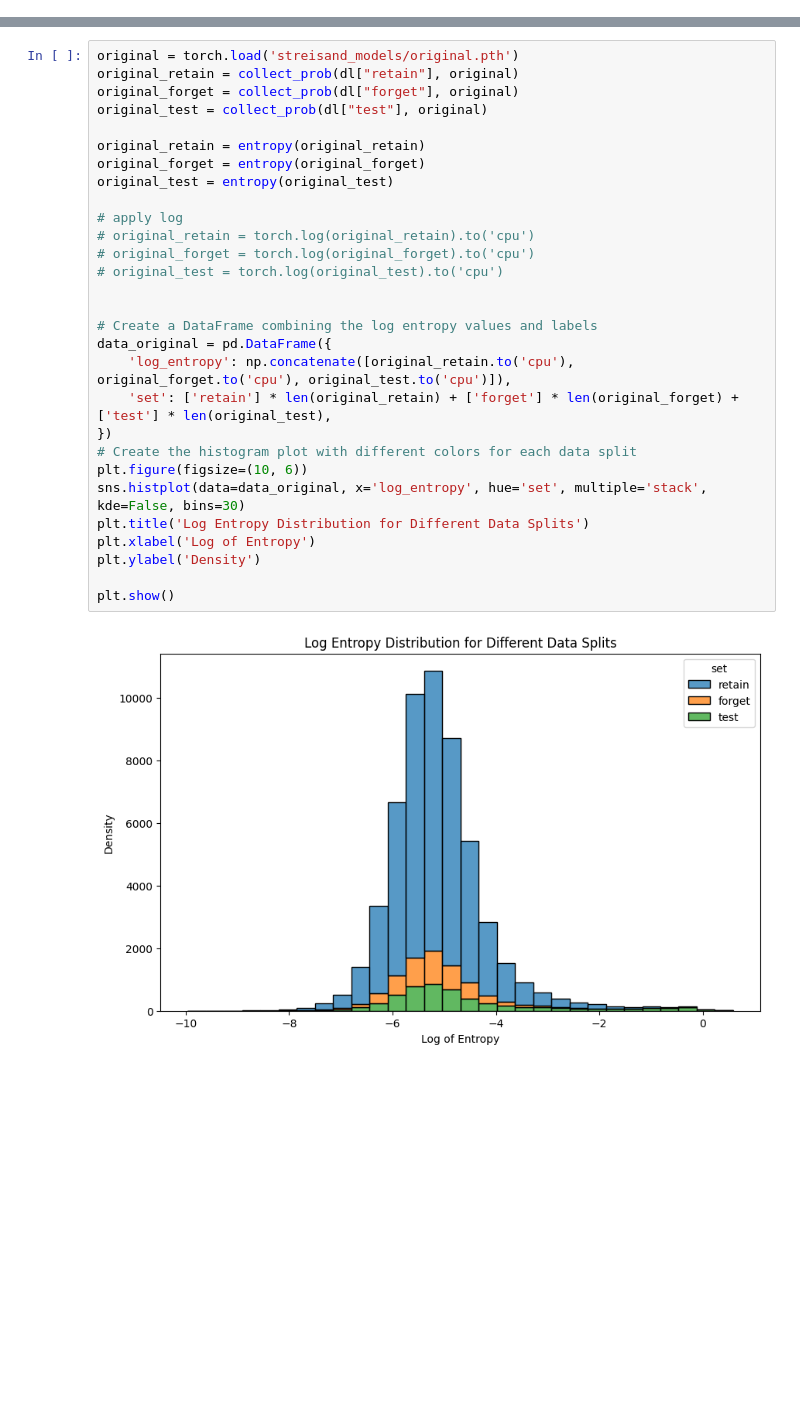
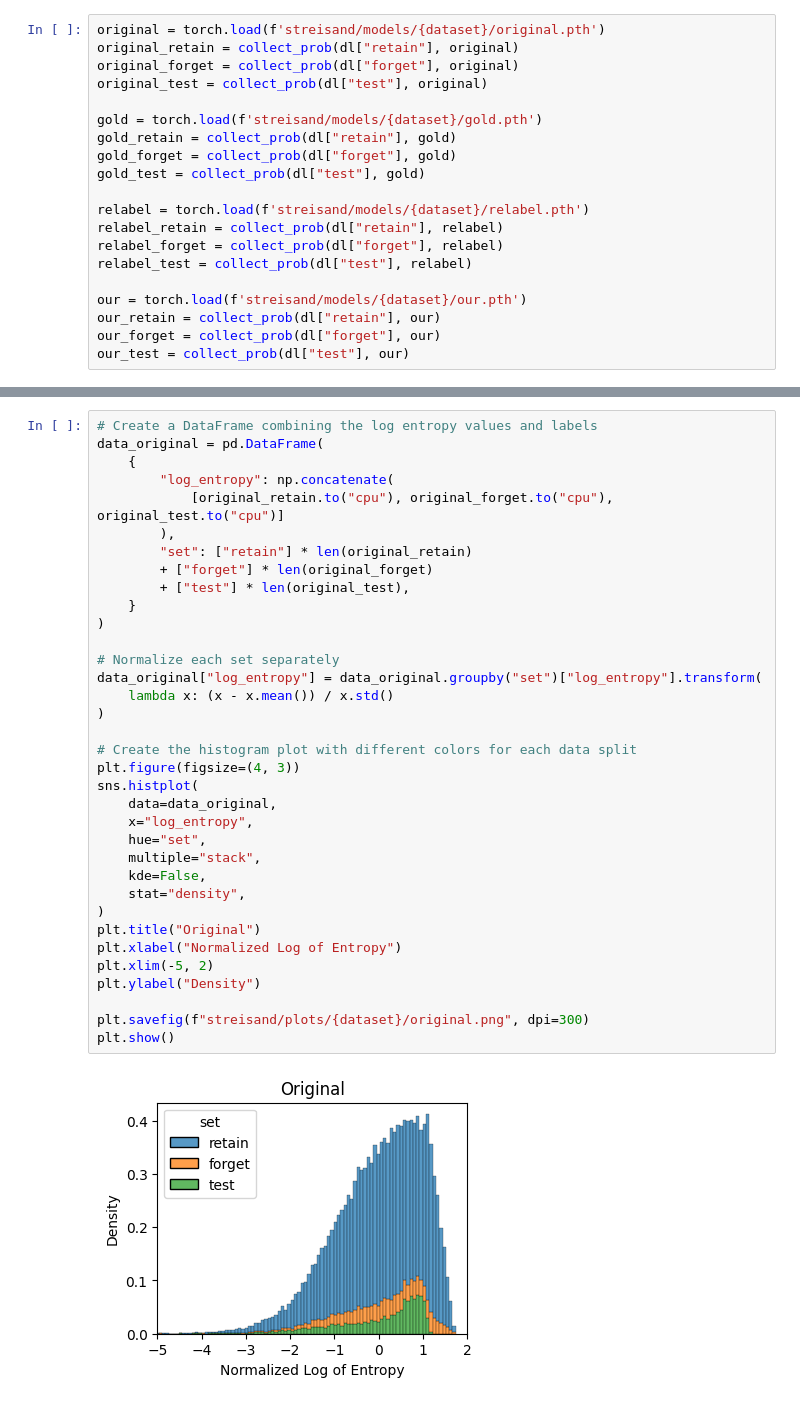
Before and after one commit to cspartalis/LoTUS, a Jupyter notebook: notebooks/streisand.ipynb, the cells around one changed output, grey strips where cells are left out. Saved outputs shown, nothing was run; the diff lists cells and outputs as text; blank space fills up the shorter version.

```diff
--- a/notebooks/streisand.ipynb
+++ b/notebooks/streisand.ipynb
@@ -41,3 +53,23 @@ UDL = UnlearningDataLoader(
 dl, _ = UDL.load_data()
 num_classes = len(UDL.classes)
 input_channels = UDL.input_channels
+# %%
+original = torch.load(f'streisand/models/{dataset}/original.pth')
+original_retain = collect_prob(dl["retain"], original)
+original_forget = collect_prob(dl["forget"], original)
+original_test = collect_prob(dl["test"], original)
+
+gold = torch.load(f'streisand/models/{dataset}/gold.pth')
+gold_retain = collect_prob(dl["retain"], gold)
+gold_forget = collect_prob(dl["forget"], gold)
+gold_test = collect_prob(dl["test"], gold)
+
+relabel = torch.load(f'streisand/models/{dataset}/relabel.pth')
+relabel_retain = collect_prob(dl["retain"], relabel)
+relabel_forget = collect_prob(dl["forget"], relabel)
+relabel_test = collect_prob(dl["test"], relabel)
+
+our = torch.load(f'streisand/models/{dataset}/our.pth')
+our_retain = collect_prob(dl["retain"], our)
+our_forget = collect_prob(dl["forget"], our)
+our_test = collect_prob(dl["test"], our)
@@ -44,31 +108,37 @@ input_channels = UDL.input_channels
 # %%
-original = torch.load('streisand_models/original.pth')
-original_retain = collect_prob(dl["retain"], original)
-original_forget = collect_prob(dl["forget"], original)
-original_test = collect_prob(dl["test"], original)
+# Create a DataFrame combining the log entropy values and labels
+data_original = pd.DataFrame(
+    {
+        "log_entropy": np.concatenate(
+            [original_retain.to("cpu"), original_forget.to("cpu"), original_test.to("cpu")]
+        ),
+        "set": ["retain"] * len(original_retain)
+        + ["forget"] * len(original_forget)
+        + ["test"] * len(original_test),
+    }
+)
 
-original_retain = entropy(original_retain)
-original_forget = entropy(original_forget)
-original_test = entropy(original_test)
+# Normalize each set separately
+data_original["log_entropy"] = data_original.groupby("set")["log_entropy"].transform(
+    lambda x: (x - x.mean()) / x.std()
+)
 
-# apply log
-# original_retain = torch.log(original_retain).to('cpu')
-# original_forget = torch.log(original_forget).to('cpu')
-# original_test = torch.log(original_test).to('cpu')
+# Create the histogram plot with different colors for each data split
+plt.figure(figsize=(4, 3))
+sns.histplot(
+    data=data_original,
+    x="log_entropy",
+    hue="set",
+    multiple="stack",
+    kde=False,
+    stat="density",
+)
+plt.title("Original")
+plt.xlabel("Normalized Log of Entropy")
+plt.xlim(-5, 2)
+plt.ylabel("Density")
 
-
-# Create a DataFrame combining the log entropy values and labels
-data_original = pd.DataFrame({
-    'log_entropy': np.concatenate([original_retain.to('cpu'), original_forget.to('cpu'), original_test.to('cpu')]),
-    'set': ['retain'] * len(original_retain) + ['forget'] * len(original_forget) + ['test'] * len(original_test),
-})
-# Create the histogram plot with different colors for each data split
-plt.figure(figsize=(10, 6))
-sns.histplot(data=data_original, x='log_entropy', hue='set', multiple='stack', kde=False, bins=30)
-plt.title('Log Entropy Distribution for Different Data Splits')
-plt.xlabel('Log of Entropy')
-plt.ylabel('Density')
-
+plt.savefig(f"streisand/plots/{dataset}/original.png", dpi=300)
 plt.show()
 # %% [output]
-[figure, old version]
+[figure, new version]
```
Also changed, not shown: parts of 11 cells of this notebook, 25 other files.
